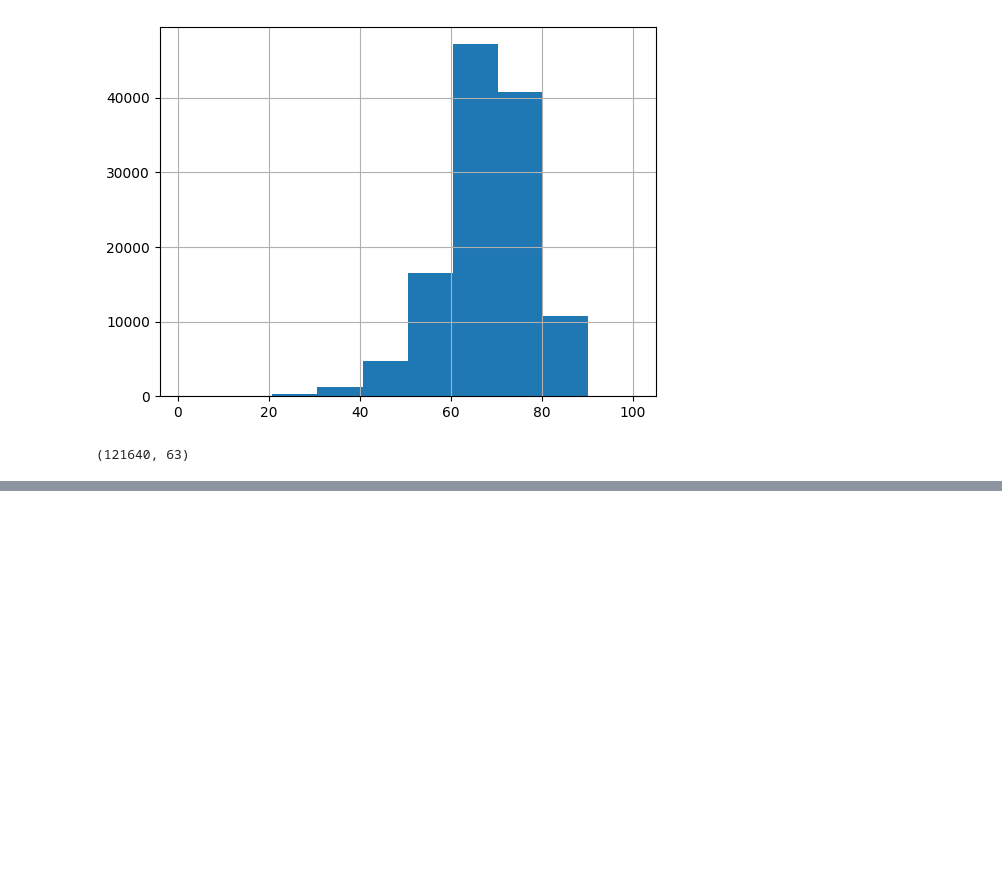
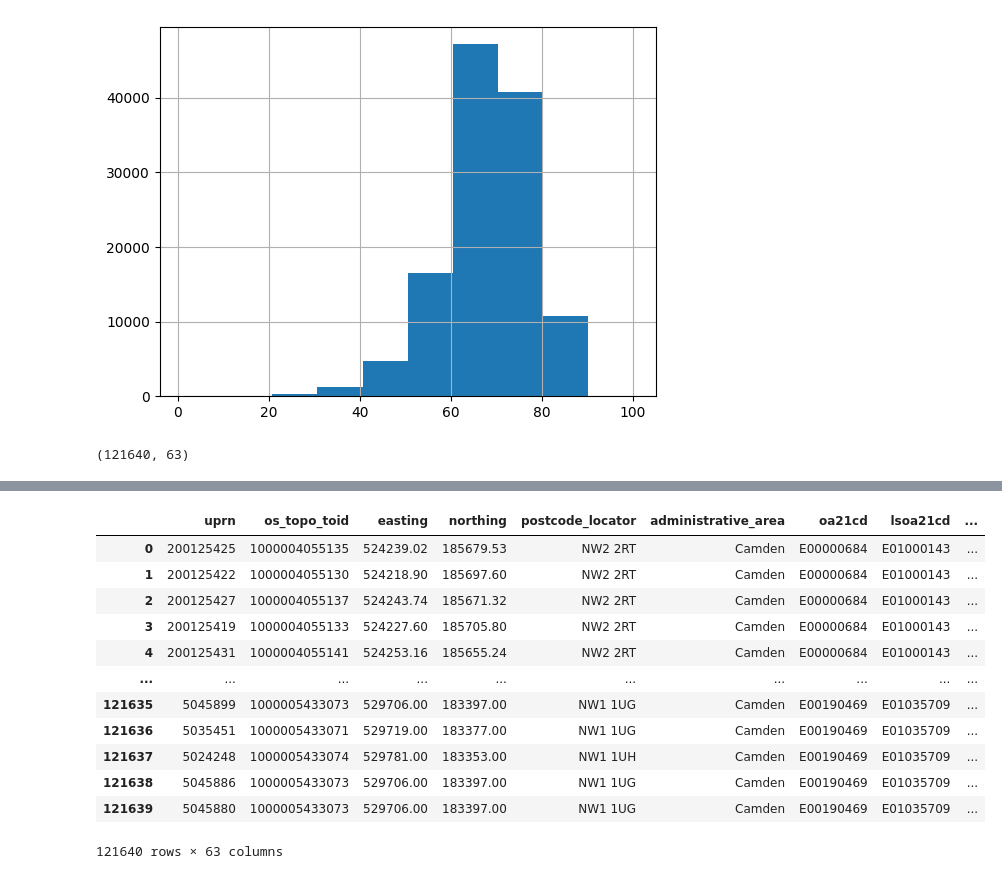
Before and after one commit to vslsoo/camden-retrofit-potential-mapping, a Jupyter notebook: notebooks/01_data_sources.ipynb, the cells around one changed output, grey strips where cells are left out. Drawn from its saved outputs; the diff is of its cells as text; code cells hidden in the pictures; blank space fills up the shorter version.

```diff
--- a/notebooks/01_data_sources.ipynb
+++ b/notebooks/01_data_sources.ipynb
@@ -101,0 +116,16 @@ Index(['uprn', 'os_topo_toid', 'easting', 'northing', 'postcode_locator',
+# %%
+df
+# %% [output]
+|  | uprn | os_topo_toid | easting | northing | postcode_locator | administrative_area | oa21cd | lsoa21cd | ... |
+| 0 | 200125425 | 1000004055135 | 524239.02 | 185679.53 | NW2 2RT | Camden | E00000684 | E01000143 | ... |
+| 1 | 200125422 | 1000004055130 | 524218.90 | 185697.60 | NW2 2RT | Camden | E00000684 | E01000143 | ... |
+| 2 | 200125427 | 1000004055137 | 524243.74 | 185671.32 | NW2 2RT | Camden | E00000684 | E01000143 | ... |
+| 3 | 200125419 | 1000004055133 | 524227.60 | 185705.80 | NW2 2RT | Camden | E00000684 | E01000143 | ... |
+| 4 | 200125431 | 1000004055141 | 524253.16 | 185655.24 | NW2 2RT | Camden | E00000684 | E01000143 | ... |
+| ... | ... | ... | ... | ... | ... | ... | ... | ... | ... |
+| 121635 | 5045899 | 1000005433073 | 529706.00 | 183397.00 | NW1 1UG | Camden | E00190469 | E01035709 | ... |
+| 121636 | 5035451 | 1000005433071 | 529719.00 | 183377.00 | NW1 1UG | Camden | E00190469 | E01035709 | ... |
+| 121637 | 5024248 | 1000005433074 | 529781.00 | 183353.00 | NW1 1UH | Camden | E00190469 | E01035709 | ... |
+| 121638 | 5045886 | 1000005433073 | 529706.00 | 183397.00 | NW1 1UG | Camden | E00190469 | E01035709 | ... |
+| 121639 | 5045880 | 1000005433073 | 529706.00 | 183397.00 | NW1 1UG | Camden | E00190469 | E01035709 | ... |
+121640 rows × 63 columns
```
Also changed, not shown: parts of 4 cells of this notebook, 1 other file.
